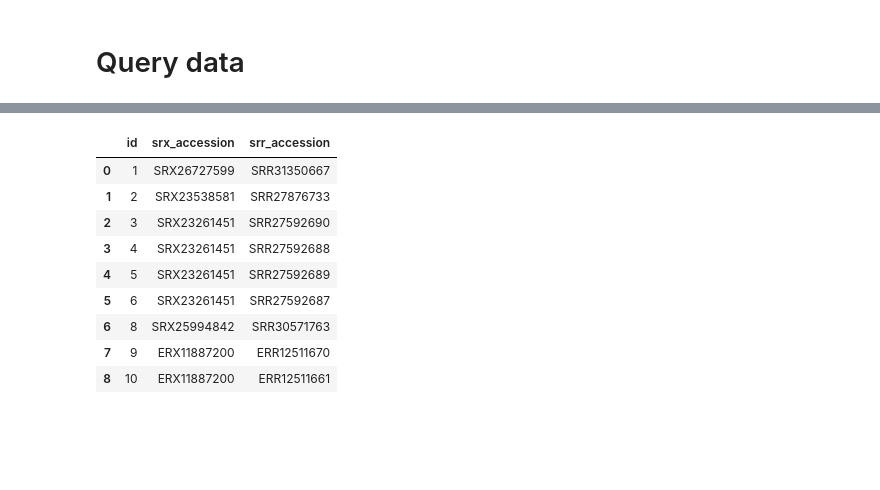
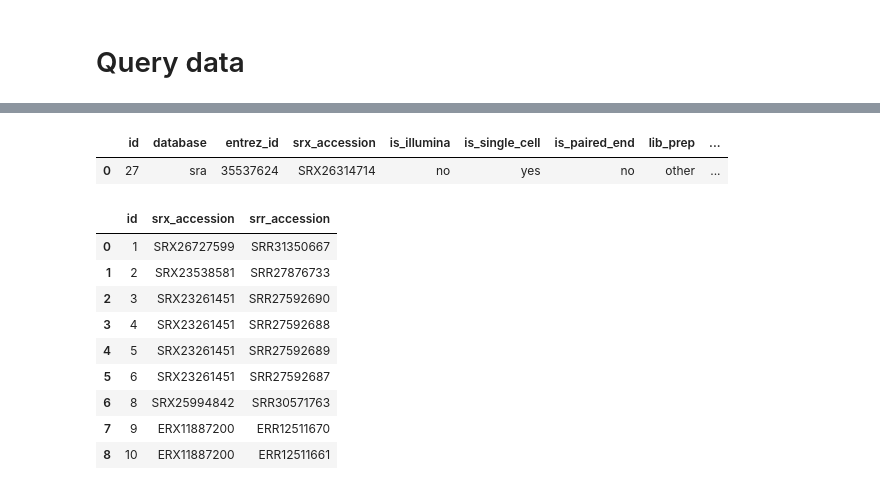
Before and after one commit to timoast/SRAgent, a Jupyter notebook: notebooks/gcp_postgesql.ipynb, the cells around one changed output, grey strips where cells are left out. Cells and saved outputs as stored; diff of their text form; code cells hidden in the pictures; blank space fills up the shorter version.

```diff
--- a/notebooks/gcp_postgesql.ipynb
+++ b/notebooks/gcp_postgesql.ipynb
@@ -149,3 +188,13 @@ pd.read_sql(str(stmt), conn)
+# %%
+srx_metadata = Table("srx_metadata")
+stmt = Query \
+    .from_(srx_metadata) \
+    .where(srx_metadata.entrez_id == 35537624) \
+    .select("*")
+pd.read_sql(str(stmt), conn)
+# %% [output]
+|  | id | database | entrez_id | srx_accession | is_illumina | is_single_cell | is_paired_end | lib_prep | ... |
+| 0 | 27 | sra | 35537624 | SRX26314714 | no | yes | no | other | ... |
 # %%
 srx_srr = Table("srx_srr")
 stmt = Query \
```
Also changed, not shown: parts of 11 cells of this notebook, 2 other files.
